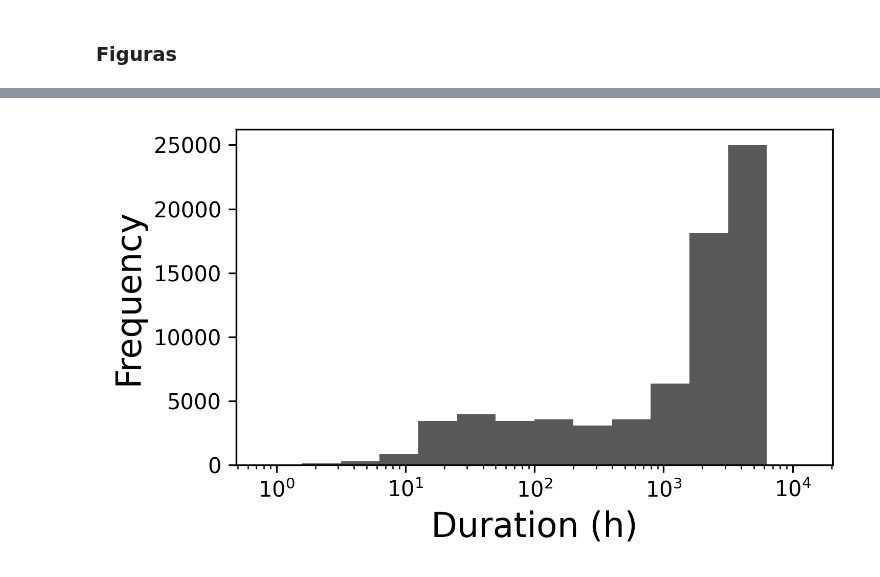
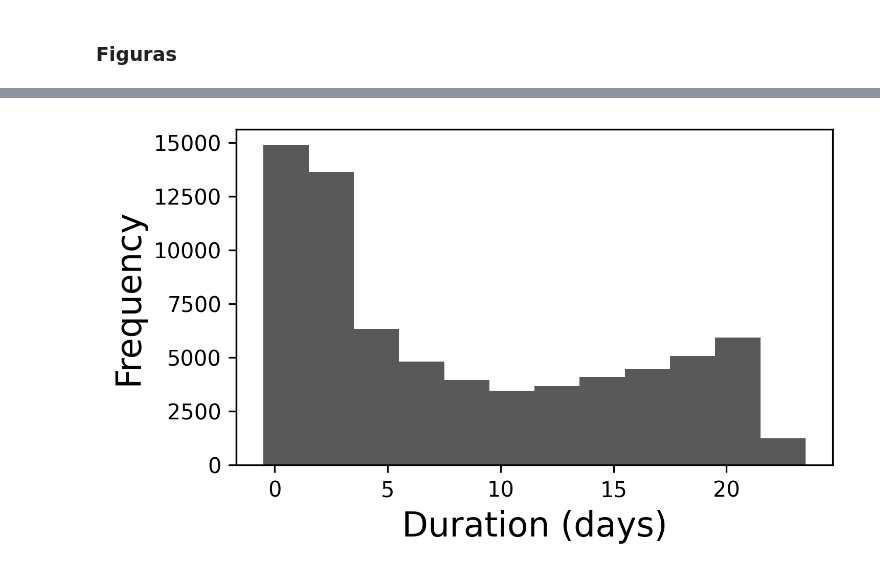
Before and after one commit to spinto88/Meme_proyect, a Jupyter notebook: Extraccion_datos_leskovec/Estadistica_series_completa.ipynb, the cells around one changed output, grey strips where cells are left out. Cells and saved outputs as stored; diff of their text form; code cells hidden in the pictures.

```diff
--- a/Extraccion_datos_leskovec/Estadistica_series_completa.ipynb
+++ b/Extraccion_datos_leskovec/Estadistica_series_completa.ipynb
@@ -152,20 +169,21 @@ plt.show()
 # %%
 plt.figure(dpi = 300, figsize = (5,3))
 
 color_dict = {True: 'r', False: 'k'}
 alpha_dict = {True: 0.65, False: 0.10}
 edgecolor_dict = {True: 'k', False: 'white'}
 
-plt.hist(data_statistics['duration'], bins = np.logspace(-0.1, 4.1, 15), color = 'k', alpha = 0.65)
-plt.xscale('log')
+plt.hist(data_statistics['duration'] / 24, bins = np.arange(-0.5, 25.5, 2), color = 'k', alpha = 0.65)
+#plt.xscale('log')
 plt.xticks(size = 10)
 plt.yticks(size = 10)
-plt.xlabel('Duration (h)', size = 16)
+plt.xlabel('Duration (days)', size = 16)
 plt.ylabel('Frequency', size = 16)
 plt.tight_layout()
+plt.savefig('Histogram_duration.pdf')
 plt.show()
 # %% [output]
-[figure, old version]
+[figure, new version]
 # %%
 plt.figure(dpi = 300, figsize = (5,3))
 
```
Also changed, not shown: parts of 9 cells of this notebook, 2 other files.
